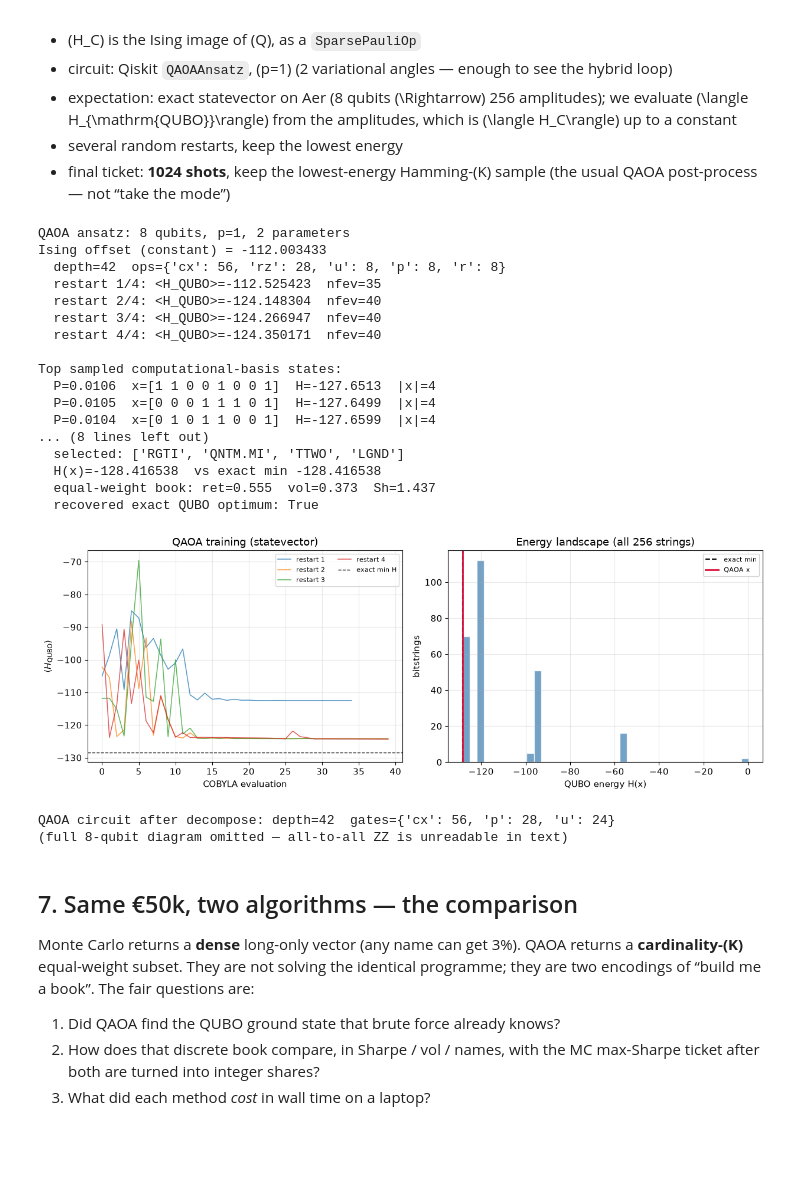
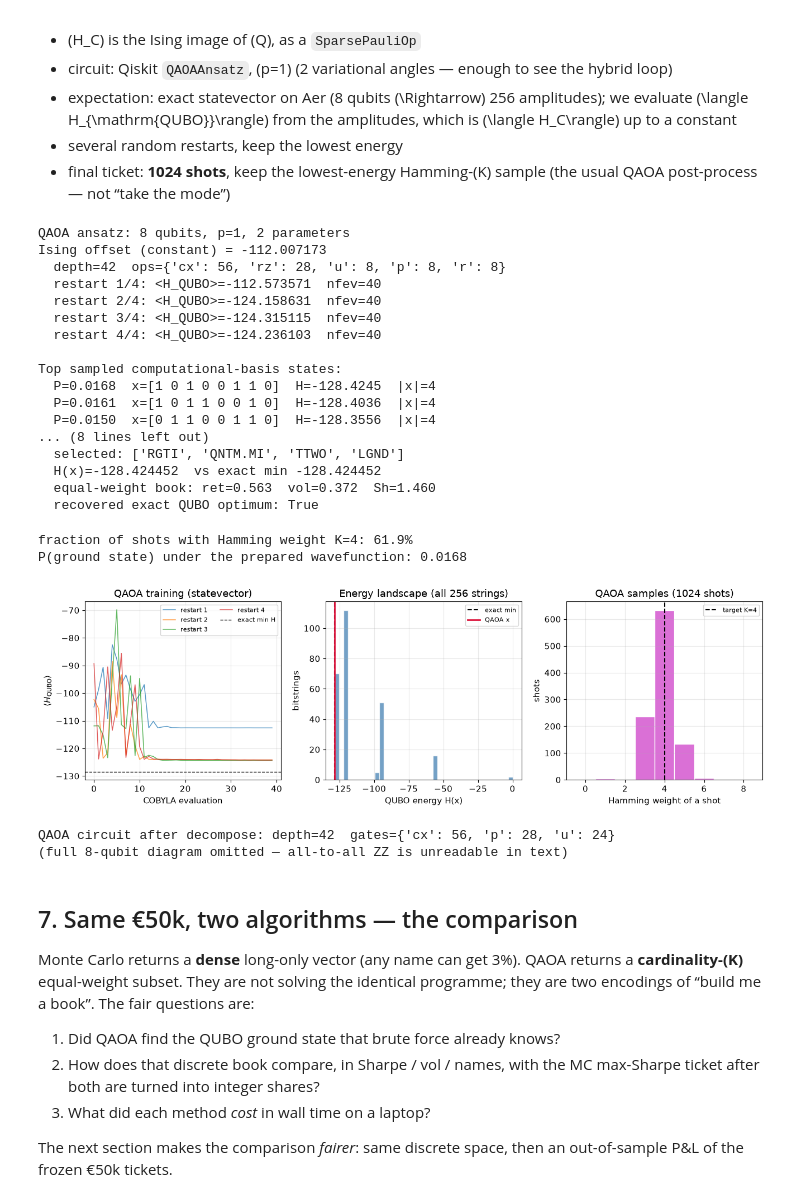
Before and after one commit to balda-90/Optics_Quantum_Information, a Jupyter notebook: quantum/00_Paper_study/06_portfolio_optimization_mc_vs_quantum.ipynb, the cells around one changed output. Cells and saved outputs as stored; diff of their text form; code cells hidden in the pictures; blank space fills up the shorter version.

```diff
--- a/quantum/00_Paper_study/06_portfolio_optimization_mc_vs_quantum.ipynb
+++ b/quantum/00_Paper_study/06_portfolio_optimization_mc_vs_quantum.ipynb
@@ -634,6 +635,8 @@ w_qaoa = None
 t_qaoa = np.nan
 qaoa_history = []
 qaoa_counts = {}
+qaoa_shots = np.array([], dtype=int)
+qaoa_probs = None
 ising_offset = 0.0
 prob_opt = np.nan
 
@@ -687,6 +690,8 @@ else:
     # Hardware-like readout: 1024 shots, keep the lowest-energy Hamming-K sample.
     n_shots = 1024
     shots = rng.choice(n_space, size=n_shots, p=probs)
+    qaoa_shots = shots.copy()
+    qaoa_probs = probs.copy()
     seen = np.unique(shots)
     feas = seen[xs[seen].sum(1) == CARDINALITY_K]
     if len(feas):
@@ -720,56 +725,74 @@ else:
     print(f"  recovered exact QUBO optimum: {match}")
 # %% [output]
 QAOA ansatz: 8 qubits, p=1, 2 parameters
-Ising offset (constant) = -112.003433
+Ising offset (constant) = -112.007173
   depth=42  ops={'cx': 56, 'rz': 28, 'u': 8, 'p': 8, 'r': 8}
-  restart 1/4: <H_QUBO>=-112.525423  nfev=35
-  restart 2/4: <H_QUBO>=-124.148304  nfev=40
-  restart 3/4: <H_QUBO>=-124.266947  nfev=40
-  restart 4/4: <H_QUBO>=-124.350171  nfev=40
+  restart 1/4: <H_QUBO>=-112.573571  nfev=40
+  restart 2/4: <H_QUBO>=-124.158631  nfev=40
+  restart 3/4: <H_QUBO>=-124.315115  nfev=40
+  restart 4/4: <H_QUBO>=-124.236103  nfev=40
 
 Top sampled computational-basis states:
-  P=0.0106  x=[1 1 0 0 1 0 0 1]  H=-127.6513  |x|=4
-  P=0.0105  x=[0 0 0 1 1 1 0 1]  H=-127.6499  |x|=4
-  P=0.0104  x=[0 1 0 1 1 0 0 1]  H=-127.6599  |x|=4
+  P=0.0168  x=[1 0 1 0 0 1 1 0]  H=-128.4245  |x|=4
+  P=0.0161  x=[1 0 1 1 0 0 1 0]  H=-128.4036  |x|=4
+  P=0.0150  x=[0 1 1 0 0 1 1 0]  H=-128.3556  |x|=4
 ... (8 lines left out)
   selected: ['RGTI', 'QNTM.MI', 'TTWO', 'LGND']
-  H(x)=-128.416538  vs exact min -128.416538
-  equal-weight book: ret=0.555  vol=0.373  Sh=1.437
+  H(x)=-128.424452  vs exact min -128.424452
+  equal-weight book: ret=0.563  vol=0.372  Sh=1.460
   recovered exact QUBO optimum: True
 # %%
-fig, axes = plt.subplots(1, 2, figsize=(12.5, 4.6))
+fig, axes = plt.subplots(1, 3, figsize=(13.2, 4.2))
 
 if qaoa_history:
     for i, hist in enumerate(qaoa_history):
         axes[0].plot(hist, lw=1.1, alpha=0.75, label=f"restart {i+1}")
     axes[0].axhline(energies[best_idx], color="k", ls="--", lw=1, label="exact min H")
     axes[0].set_xlabel("COBYLA evaluation")
     axes[0].set_ylabel(r"$\langle H_{\mathrm{QUBO}}\rangle$")
     axes[0].set_title("QAOA training (statevector)")
     axes[0].legend(fontsize=8, ncol=2)
 else:
     axes[0].text(0.5, 0.5, "QAOA not run", ha="center", va="center")
     axes[0].set_axis_off()
 
-# energy histogram of the 256 landscape + QAOA choice
 axes[1].hist(energies, bins=40, color="steelblue", alpha=0.75, edgecolor="white")
 axes[1].axvline(energies[best_idx], color="k", ls="--", label="exact min")
 axes[1].axvline(energy_qubo(x_qaoa, Q), color="crimson", lw=2, label="QAOA x")
 axes[1].set_xlabel("QUBO energy H(x)")
 axes[1].set_ylabel("bitstrings")
 axes[1].set_title("Energy landscape (all 256 strings)")
 axes[1].legend(fontsize=8)
+
+if len(qaoa_shots):
+    hw = xs[qaoa_shots].sum(1)
+    axes[2].hist(hw, bins=np.arange(-0.5, n_assets + 1.5, 1.0), color="orchid",
+                 edgecolor="white", align="mid")
+    axes[2].axvline(CARDINALITY_K, color="k", ls="--", label=f"target K={CARDINALITY_K}")
+    axes[2].set_xlabel("Hamming weight of a shot")
+    axes[2].set_ylabel("shots")
+    axes[2].set_title(f"QAOA samples ({len(qaoa_shots)} shots)")
+    axes[2].legend(fontsize=8)
+    frac_k = float((hw == CARDINALITY_K).mean())
+    print(f"fraction of shots with Hamming weight K={CARDINALITY_K}: {frac_k:.1%}")
+    print(f"P(ground state) under the prepared wavefunction: {float(qaoa_probs[best_idx]):.4f}")
+else:
+    axes[2].text(0.5, 0.5, "no shots", ha="center", va="center")
+    axes[2].set_axis_off()
+
 fig.tight_layout()
 plt.show()
 
 if HAS_QISKIT:
     deco = ansatz.decompose()
     print(f"QAOA circuit after decompose: depth={deco.depth()}  gates={dict(deco.count_ops())}")
     print("(full 8-qubit diagram omitted — all-to-all ZZ is unreadable in text)")
 # %% [output]
+fraction of shots with Hamming weight K=4: 61.9%
+P(ground state) under the prepared wavefunction: 0.0168
-[figure, old version]
+[figure, new version]
-QAOA circuit after decompose: depth=42  gates={'cx': 56, 'p': 28, 'u': 24}
-(full 8-qubit diagram omitted — all-to-all ZZ is unreadable in text)
+QAOA circuit after decompose: depth=42  gates={'cx': 56, 'p': 28, 'u': 24}
+(full 8-qubit diagram omitted — all-to-all ZZ is unreadable in text)
 # %% [markdown]
 ## 7. Same €50k, two algorithms — the comparison
 
@@ -782,6 +805,8 @@ questions are:
 2. How does that discrete book compare, in Sharpe / vol / names, with the MC
    max-Sharpe ticket after both are turned into integer shares?
 3. What did each method *cost* in wall time on a laptop?
+
+The next section makes the comparison *fairer*: same discrete space, then an out-of-sample P&L of the frozen €50k tickets.
 # %%
 ticket_qaoa = ticket_table(f"QAOA equal-weight (K={CARDINALITY_K})", w_qaoa)
 ticket_exact = ticket_table(f"Exact QUBO equal-weight (K={CARDINALITY_K})", w_exact)
```
Also changed, not shown: parts of 12 cells of this notebook, 2 other files.
